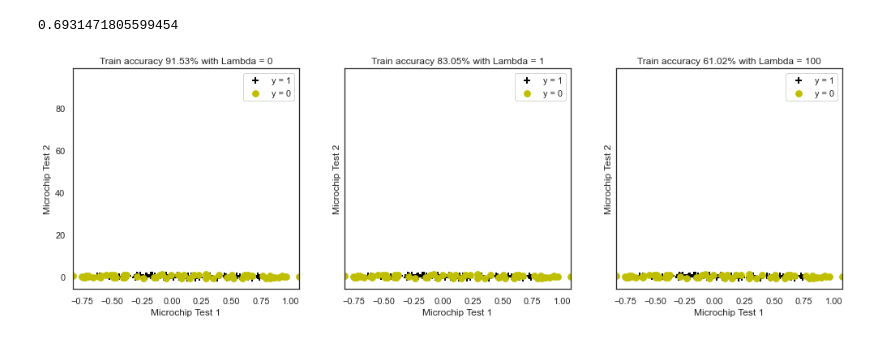
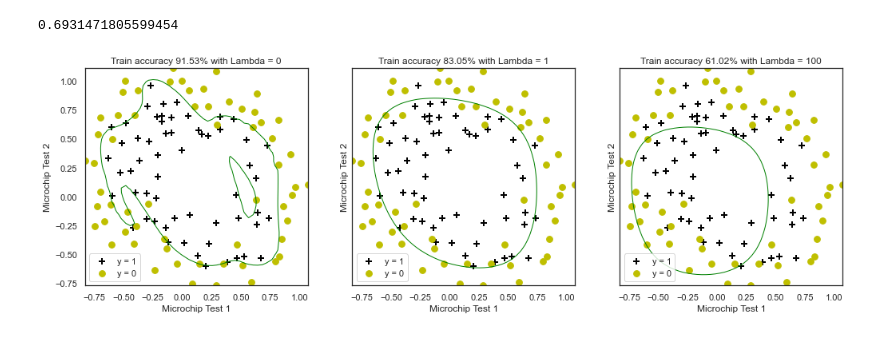
Before and after one commit to AiJared/AndrewNgMLAssignments, a Jupyter notebook: Logistic Regression.ipynb, the cells around one changed output. Drawn from its saved outputs; the diff is of its cells as text; code cells hidden in the pictures.

```diff
--- a/Logistic Regression.ipynb
+++ b/Logistic Regression.ipynb
@@ -205,27 +205,28 @@ costFunctionReg(initial_theta,1, XX, y)
 # %%
 fig, axes = plt.subplots(1,3, sharey = True, figsize=(17,5))
 
 # Decision boundaries
 # Lambda = 0 : No regularization --> too flexible, overfitting the training data
-# Lambda = 1: Looks about right
-# Lambda = 100: Too much regularization --> high bias
+# Lambda = 1 : Looks about right
+# Lambda = 100 : Too much regularization --> high bias
 
 for i, C in enumerate([0, 1, 100]):
     # Optimize costFunctionReg
     res2 = minimize(costFunctionReg, initial_theta, args=(C, XX, y), method=None, jac=gradientReg, options={'maxiter':3000})
 
     # Accuracy
     accuracy = 100*sum(predict(res2.x, XX) == y.ravel())/y.size
 
     # Scatter plot of X,y
     plotData(data2, 'Microchip Test 1', 'Microchip Test 2', 'y = 1', 'y = 0', axes.flatten()[i])
 
-    # plot decisionboundary
-    x1_min, x1_max = X[:,0].min(), X[:,0].max()
+    # Plot decisionboundary
+    x1_min, x1_max = X[:,0].min(), X[:,0].max(),
+    x2_min, x2_max = X[:,1].min(), X[:,1].max(),
     xx1, xx2 = np.meshgrid(np.linspace(x1_min, x1_max), np.linspace(x2_min, x2_max))
     h = sigmoid(poly.fit_transform(np.c_[xx1.ravel(), xx2.ravel()]).dot(res2.x))
     h = h.reshape(xx1.shape)
     axes.flatten()[i].contour(xx1, xx2, h, [0.5], linewidths=1, colors='g');
     axes.flatten()[i].set_title('Train accuracy {}% with Lambda = {}'.format(np.round(accuracy, decimals=2), C))
 # %% [output]
-[figure, old version]
+[figure, new version]
```
